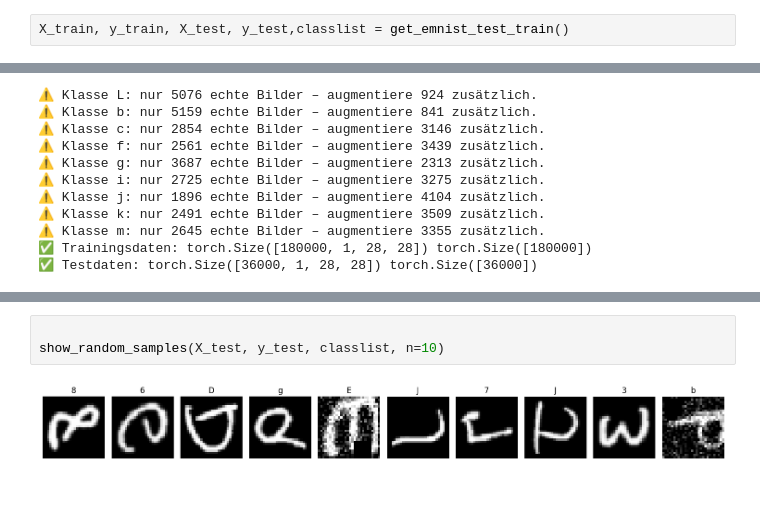
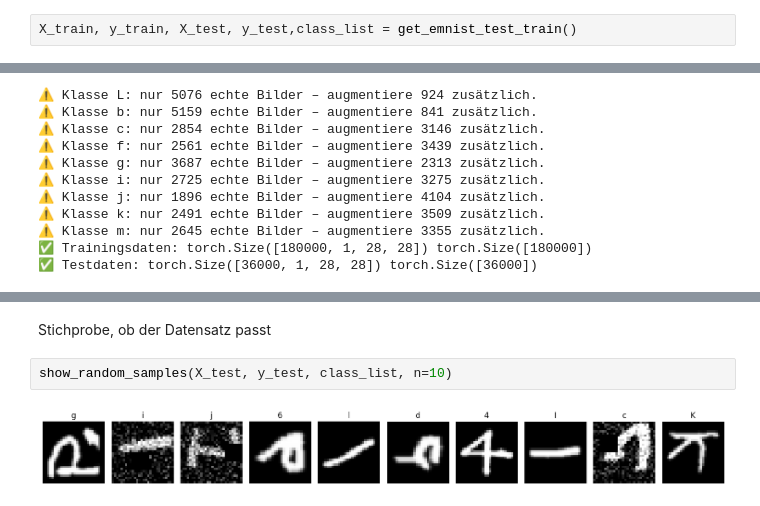
Before and after one commit to TOnGrind/ML2Modularbeit, a Jupyter notebook: ML2-Modularbeit.ipynb, the cells around one changed output, grey strips where cells are left out. Saved outputs shown, nothing was run; the diff lists cells and outputs as text.

```diff
--- a/ML2-Modularbeit.ipynb
+++ b/ML2-Modularbeit.ipynb
@@ -10,5 +13,5 @@ from Datensatz import get_emnist_test_train, show_random_samples
 # %%
-X_train, y_train, X_test, y_test,classlist = get_emnist_test_train()
+X_train, y_train, X_test, y_test,class_list = get_emnist_test_train()
 # %% [output]
 Ziel-ASCII: [48, 49, 50, 51, 52, 53, 54, 55, 56, 57, 65, 66, 67, 68, 69, 70, 71, 72, 73, 74, 75, 76, 77, 97, 98, 99, 100, 101, 102, 103, 104, 105, 106, 107, 108, 109]
 Anzahl Zielklassen: 36
@@ -33,5 +56,6 @@ Anzahl Zielklassen: 36
+# %% [markdown]
+Stichprobe, ob der Datensatz passt
 # %%
-
-show_random_samples(X_test, y_test, classlist, n=10)
+show_random_samples(X_test, y_test, class_list, n=10)
 # %% [output]
-[figure, old version]
+[figure, new version]
```
Also changed, not shown: parts of 27 cells of this notebook, 5 other files.
